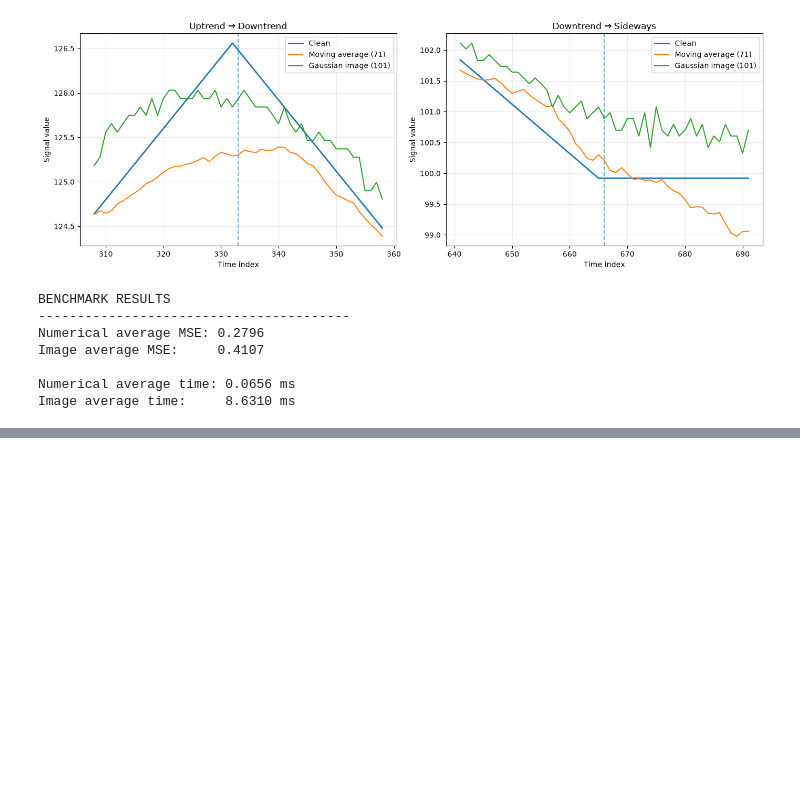
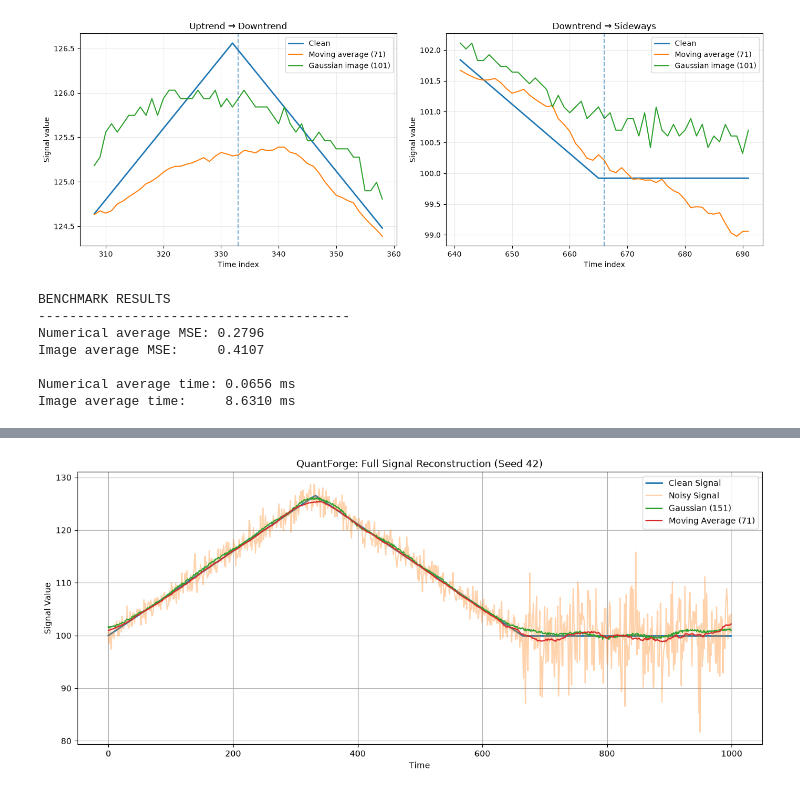
Before and after one commit to ZoroXoXo/QuantForge, a Jupyter notebook: experiments/benchmark.ipynb, the cells around one changed output, grey strips where cells are left out. Saved outputs shown, nothing was run; the diff lists cells and outputs as text; code cells hidden in the pictures; blank space fills up the shorter version.

```diff
--- a/experiments/benchmark.ipynb
+++ b/experiments/benchmark.ipynb
@@ -668,0 +951,19 @@ Image average time:     8.6310 ms
+# %%
+#comparing against numerical moving average
+numerical_results = {}
+
+for window in [51, 71, 101, 121, 151, 181, 201]:
+    errors = []
+
+    for seed in range(20):
+        _, clean, noisy, _ = generate_signal(seed=seed)
+
+        recovered = moving_average(noisy, window_size=window)
+
+        errors.append(np.mean((recovered - clean) ** 2))
+
+    numerical_results[window] = np.mean(errors)
+
+print("NUMERICAL MOVING AVERAGE")
+for window, mse in numerical_results.items():
+    print(f"Window {window}: Average MSE = {mse:.4f}")
@@ -668,0 +1039,66 @@ Image average time:     8.6310 ms
+# %%
+#plotting to compare noisy,clean,gaussian recoverd and numerically recovered signal
+
+import matplotlib.pyplot as plt
+
+seed = 42
+
+_, clean, noisy, _ = generate_signal(seed=seed)
+
+signal_min = np.min(noisy)
+signal_max = np.max(noisy)
+
+# Gaussian pipeline
+image = signal_to_image(noisy)
+gaussian_filtered = apply_gaussian_filter(image, kernel_size=151)
+gaussian_recovered = recover_signal(
+    gaussian_filtered, signal_min, signal_max
+)
+
+# Numerical baseline
+numerical_recovered = moving_average(noisy, window_size=71)
+
+# Full signal
+plt.figure(figsize=(15, 6))
+plt.plot(clean, label="Clean Signal", linewidth=2)
+plt.plot(noisy, label="Noisy Signal", alpha=0.35)
+plt.plot(gaussian_recovered, label="Gaussian (151)")
+plt.plot(numerical_recovered, label="Moving Average (71)")
+plt.title("QuantForge: Full Signal Reconstruction (Seed 42)")
+plt.xlabel("Time")
+plt.ylabel("Signal Value")
+plt.legend()
+plt.grid()
+plt.show()
+
+# Zoom into both transitions
+for start, end, title in [
+    (300, 370, "Uptrend → Downtrend"),
+    (630, 700, "Downtrend → Sideways")
+]:
+    plt.figure(figsize=(13, 5))
+    plt.plot(
+        range(start, end), clean[start:end],
+        label="Clean Signal", linewidth=2
+    )
+    plt.plot(
+        range(start, end), noisy[start:end],
+        label="Noisy Signal", alpha=0.35
+    )
+    plt.plot(
+        range(start, end), gaussian_recovered[start:end],
+        label="Gaussian (151)"
+    )
+    plt.plot(
+        range(start, end), numerical_recovered[start:end],
+        label="Moving Average (71)"
+    )
+
+    plt.title(title)
+    plt.xlabel("Time")
+    plt.ylabel("Signal Value")
+    plt.legend()
+    plt.grid()
+    plt.show()
+# %% [output]
+[figure, added]
```
Also changed, not shown: parts of 29 cells of this notebook, 6 other files.
